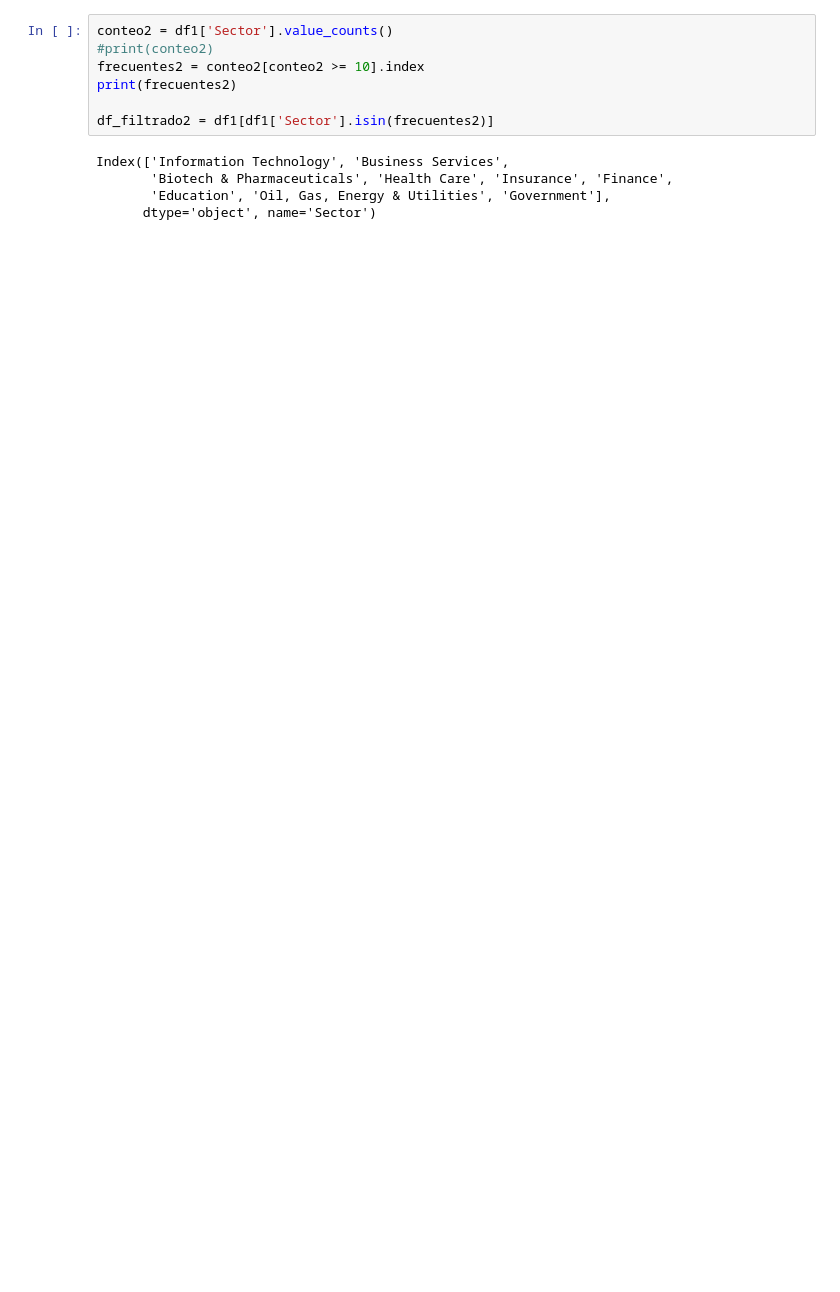
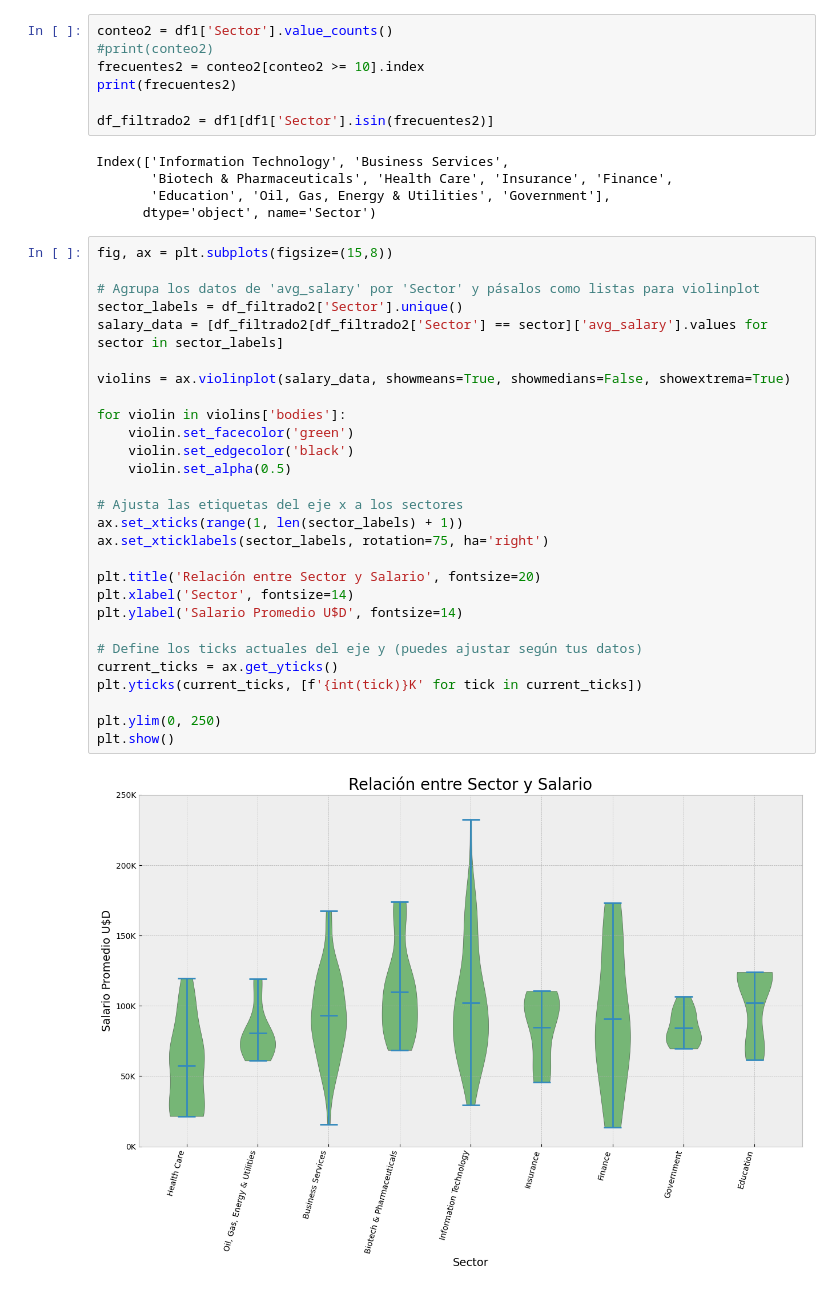
Before and after one commit to SirixG/Python, a Jupyter notebook: Primera_Entrega/ProyectoDS_ParteI_Dente.ipynb, the cells around one changed output. Saved outputs shown, nothing was run; the diff lists cells and outputs as text; blank space fills up the shorter version.

```diff
--- a/Primera_Entrega/ProyectoDS_ParteI_Dente.ipynb
+++ b/Primera_Entrega/ProyectoDS_ParteI_Dente.ipynb
@@ -297,3 +299,33 @@ Index(['Information Technology', 'Business Services',
        'Biotech & Pharmaceuticals', 'Health Care', 'Insurance', 'Finance',
        'Education', 'Oil, Gas, Energy & Utilities', 'Government'],
       dtype='object', name='Sector')
+# %%
+fig, ax = plt.subplots(figsize=(15,8))
+
+# Agrupa los datos de 'avg_salary' por 'Sector' y pásalos como listas para violinplot
+sector_labels = df_filtrado2['Sector'].unique()
+salary_data = [df_filtrado2[df_filtrado2['Sector'] == sector]['avg_salary'].values for sector in sector_labels]
+
+violins = ax.violinplot(salary_data, showmeans=True, showmedians=False, showextrema=True)
+
+for violin in violins['bodies']:
+    violin.set_facecolor('green')
+    violin.set_edgecolor('black')
+    violin.set_alpha(0.5)
+
+# Ajusta las etiquetas del eje x a los sectores
+ax.set_xticks(range(1, len(sector_labels) + 1))
+ax.set_xticklabels(sector_labels, rotation=75, ha='right')
+
+plt.title('Relación entre Sector y Salario', fontsize=20)
+plt.xlabel('Sector', fontsize=14)
+plt.ylabel('Salario Promedio U$D', fontsize=14)
+
+# Define los ticks actuales del eje y (puedes ajustar según tus datos)
+current_ticks = ax.get_yticks()
+plt.yticks(current_ticks, [f'{int(tick)}K' for tick in current_ticks])
+
+plt.ylim(0, 250)
+plt.show()
+# %% [output]
+[figure, added]
```
Also changed, not shown: parts of 35 cells of this notebook.
